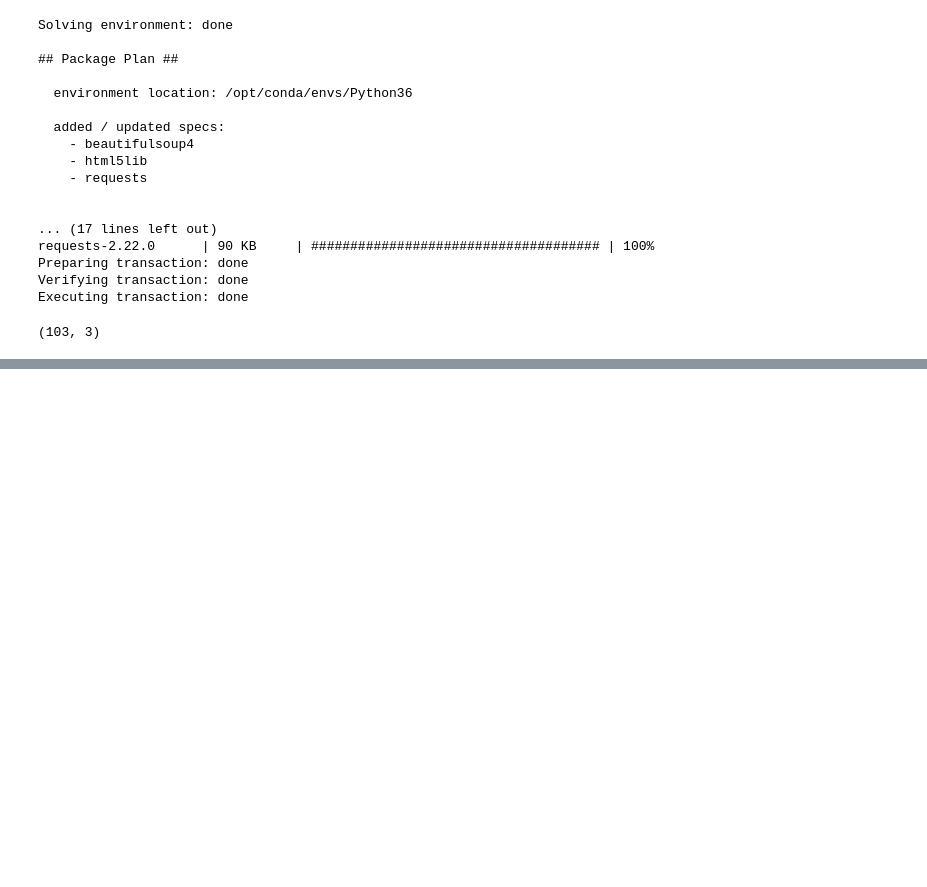
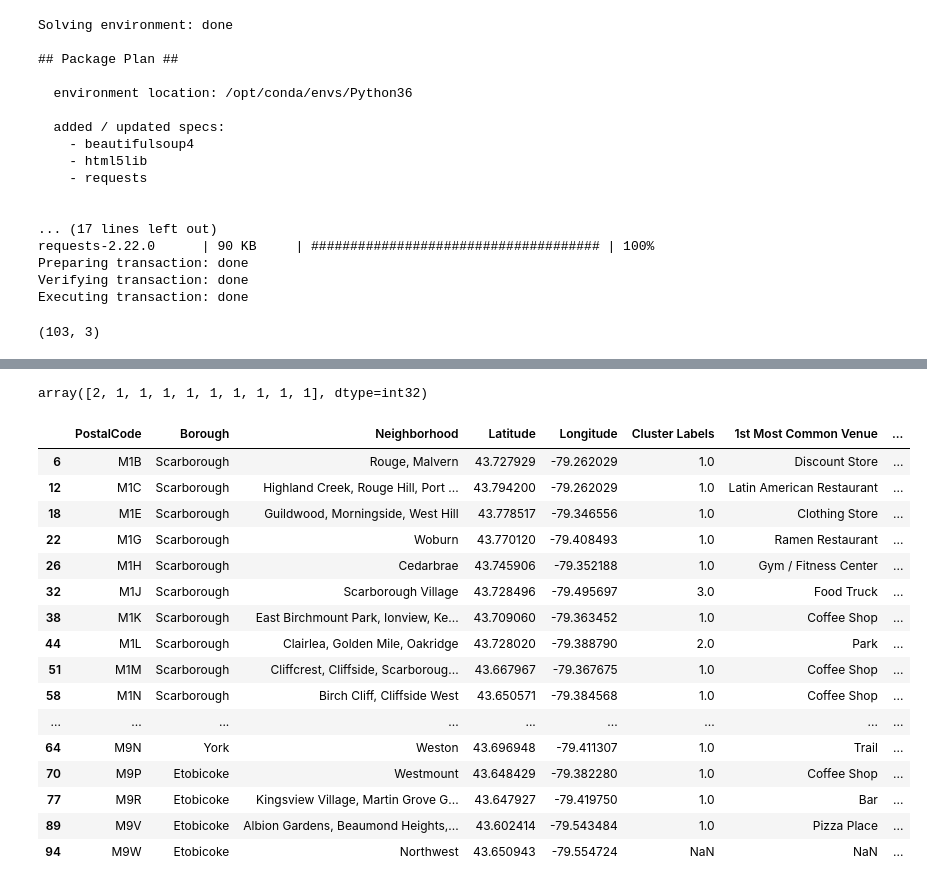
Before and after one commit to falconvu/Coursera_Capstone, a Jupyter notebook: Toronto Neighborhoods W1.ipynb, the cells around one changed output, grey strips where cells are left out. Drawn from its saved outputs; the diff is of its cells as text; code cells hidden in the pictures; blank space fills up the shorter version.

```diff
--- a/Toronto Neighborhoods W1.ipynb
+++ b/Toronto Neighborhoods W1.ipynb
@@ -81,0 +163,2 @@ df.shape
+# %%
+toronto_venues = getNearbyVenues(names=df['Neighborhood'],latitudes=df['Latitude'],longitudes=df['Longitude'])
@@ -81,0 +231,3 @@ df.shape
+# %%
+toronto_grouped = toronto_onehot.groupby('Neighborhood').mean().reset_index()
+toronto_grouped.head(20)
@@ -81,0 +256,28 @@ df.shape
+# %%
+# Function that sort the venues in descending order
+def return_most_common_venues(row, num_top_venues):
+    row_categories = row.iloc[1:]
+    row_categories_sorted = row_categories.sort_values(ascending=False)
+
+    return row_categories_sorted.index.values[0:num_top_venues]
+# %%
+num_top_venues = 10
+
+indicators = ['st', 'nd', 'rd']
+
+# create columns according to number of top venues
+columns = ['Neighborhood']
+for ind in np.arange(num_top_venues):
+    try:
+        columns.append('{}{} Most Common Venue'.format(ind+1, indicators[ind]))
+    except:
+        columns.append('{}th Most Common Venue'.format(ind+1))
+
+# create a new dataframe
+neighborhoods_venues_sorted = pd.DataFrame(columns=columns)
+neighborhoods_venues_sorted['Neighborhood'] = toronto_grouped['Neighborhood']
+
+for ind in np.arange(toronto_grouped.shape[0]):
+    neighborhoods_venues_sorted.iloc[ind, 1:] = return_most_common_venues(toronto_grouped.iloc[ind, :], num_top_venues)
+
+neighborhoods_venues_sorted.head()
@@ -81,0 +291,40 @@ df.shape
+# %%
+# Cluster neighborhoods
+kclusters = 5
+
+toronto_grouped_clustering = toronto_grouped.drop('Neighborhood', 1)
+
+# run k-means clustering
+kmeans = KMeans(n_clusters=kclusters, random_state=0).fit(toronto_grouped_clustering)
+
+# check cluster labels generated for each row in the dataframe
+kmeans.labels_[0:10]
+# %% [output]
+array([2, 1, 1, 1, 1, 1, 1, 1, 1, 1], dtype=int32)
+# %%
+# add clustering labels
+#neighborhoods_venues_sorted.insert(0, 'Cluster Labels', kmeans.labels_)
+
+toronto_merged = df
+# merge toronto_grouped with toronto_data to add latitude/longitude for each neighborhood
+toronto_merged = toronto_merged.join(neighborhoods_venues_sorted.set_index('Neighborhood'), on='Neighborhood')
+
+toronto_merged
+# %% [output]
+|  | PostalCode | Borough | Neighborhood | Latitude | Longitude | Cluster Labels | 1st Most Common Venue | ... |
+| 6 | M1B | Scarborough | Rouge, Malvern | 43.727929 | -79.262029 | 1.0 | Discount Store | ... |
+| 12 | M1C | Scarborough | Highland Creek, Rouge Hill, Port ... | 43.794200 | -79.262029 | 1.0 | Latin American Restaurant | ... |
+| 18 | M1E | Scarborough | Guildwood, Morningside, West Hill | 43.778517 | -79.346556 | 1.0 | Clothing Store | ... |
+| 22 | M1G | Scarborough | Woburn | 43.770120 | -79.408493 | 1.0 | Ramen Restaurant | ... |
+| 26 | M1H | Scarborough | Cedarbrae | 43.745906 | -79.352188 | 1.0 | Gym / Fitness Center | ... |
+| 32 | M1J | Scarborough | Scarborough Village | 43.728496 | -79.495697 | 3.0 | Food Truck | ... |
+| 38 | M1K | Scarborough | East Birchmount Park, Ionview, Ke... | 43.709060 | -79.363452 | 1.0 | Coffee Shop | ... |
+| 44 | M1L | Scarborough | Clairlea, Golden Mile, Oakridge | 43.728020 | -79.388790 | 2.0 | Park | ... |
+| 51 | M1M | Scarborough | Cliffcrest, Cliffside, Scarboroug... | 43.667967 | -79.367675 | 1.0 | Coffee Shop | ... |
+| 58 | M1N | Scarborough | Birch Cliff, Cliffside West | 43.650571 | -79.384568 | 1.0 | Coffee Shop | ... |
+| ... | ... | ... | ... | ... | ... | ... | ... | ... |
+| 64 | M9N | York | Weston | 43.696948 | -79.411307 | 1.0 | Trail | ... |
+| 70 | M9P | Etobicoke | Westmount | 43.648429 | -79.382280 | 1.0 | Coffee Shop | ... |
+| 77 | M9R | Etobicoke | Kingsview Village, Martin Grove G... | 43.647927 | -79.419750 | 1.0 | Bar | ... |
+| 89 | M9V | Etobicoke | Albion Gardens, Beaumond Heights,... | 43.602414 | -79.543484 | 1.0 | Pizza Place | ... |
+| 94 | M9W | Etobicoke | Northwest | 43.650943 | -79.554724 | NaN | NaN | ... |
```
Also changed, not shown: parts of 23 cells of this notebook.
